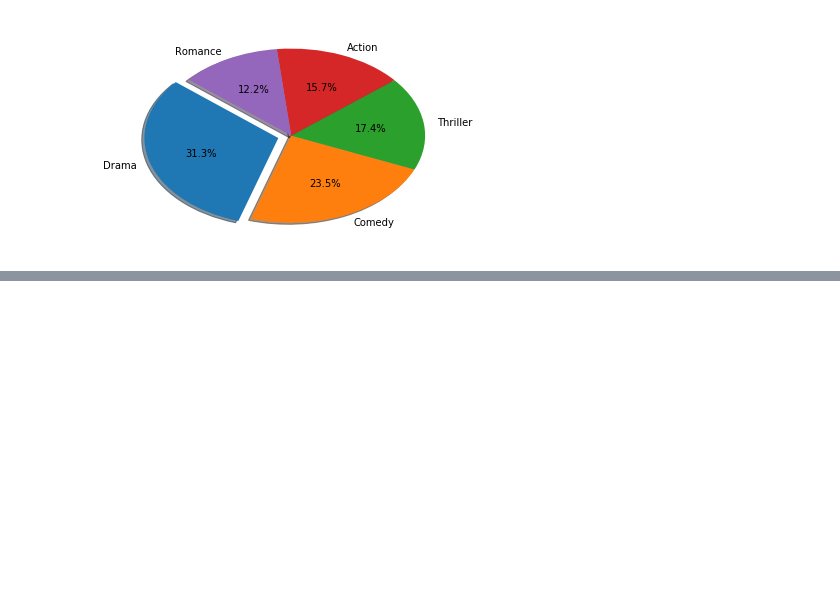
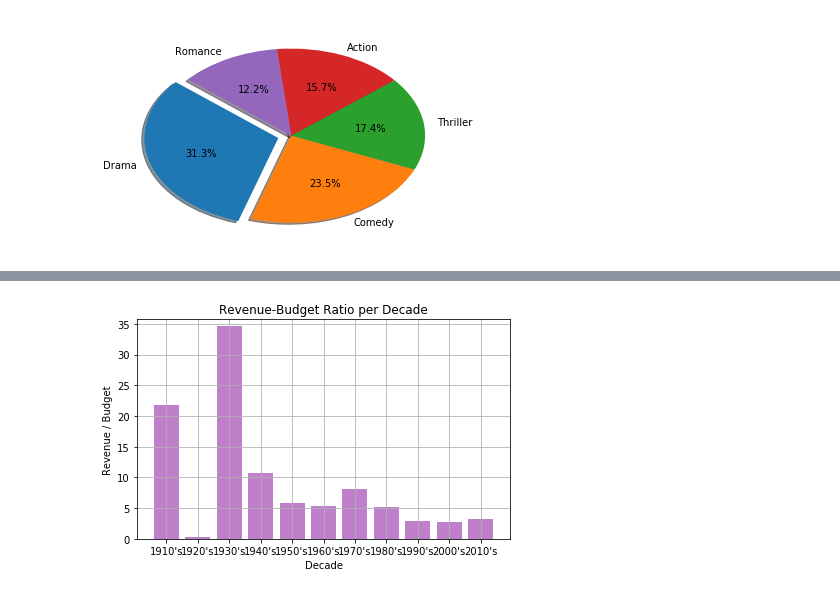
Before and after one commit to jqckie/Project1_Team1, a Jupyter notebook: Kunal_10_28.ipynb, the cells around one changed output, grey strips where cells are left out. Cells and saved outputs as stored; diff of their text form; code cells hidden in the pictures; blank space fills up the shorter version.

```diff
--- a/Kunal_10_28.ipynb
+++ b/Kunal_10_28.ipynb
@@ -172,0 +174,7 @@ MoviesPerDecade
+# %%
+
+# Get Revenue / Budget ratio
+RevenueBudgetRatio = DecadeGroup[['budget','revenue']].sum()
+RevenueBudgetRatio['profitratio'] = round(RevenueBudgetRatio['revenue'] / RevenueBudgetRatio['budget'],2)
+RevenueBudgetRatio = RevenueBudgetRatio.reset_index()
+RevenueBudgetRatio
@@ -172,0 +213,32 @@ MoviesPerDecade
+# %%
+# Bar Plot
+# Obtain the x and y coordinates
+# X Axis is Decade
+from matplotlib.pyplot import text
+
+Decades = MoviesPerDecade['Decade']
+xAxis = Decades
+yAxis = RevenueBudgetRatio['profitratio']
+
+# Create a bar chart based upon the above data
+ax = plt.bar(xAxis, yAxis, color=(0.5, 0, 0.6, 0.5), align="center")
+
+# Create the ticks for our bar chart's x axis
+tick_locations = [value for value in xAxis]
+plt.xticks(tick_locations, xAxis)
+
+# Incorporate the other graph properties
+plt.xlabel('Decade')
+plt.ylabel('Revenue / Budget')
+plt.title('Revenue-Budget Ratio per Decade')
+
+plt.ylim(0,max(yAxis)+1)
+
+# Save Figure
+plt.grid()
+plt.tight_layout()
+
+plt.savefig("output/RevenueBudgetRatioBarPlot.png")
+plt.show()
+# %% [output]
+[figure, added]
```
Also changed, not shown: parts of 9 cells of this notebook, 2 other files.
